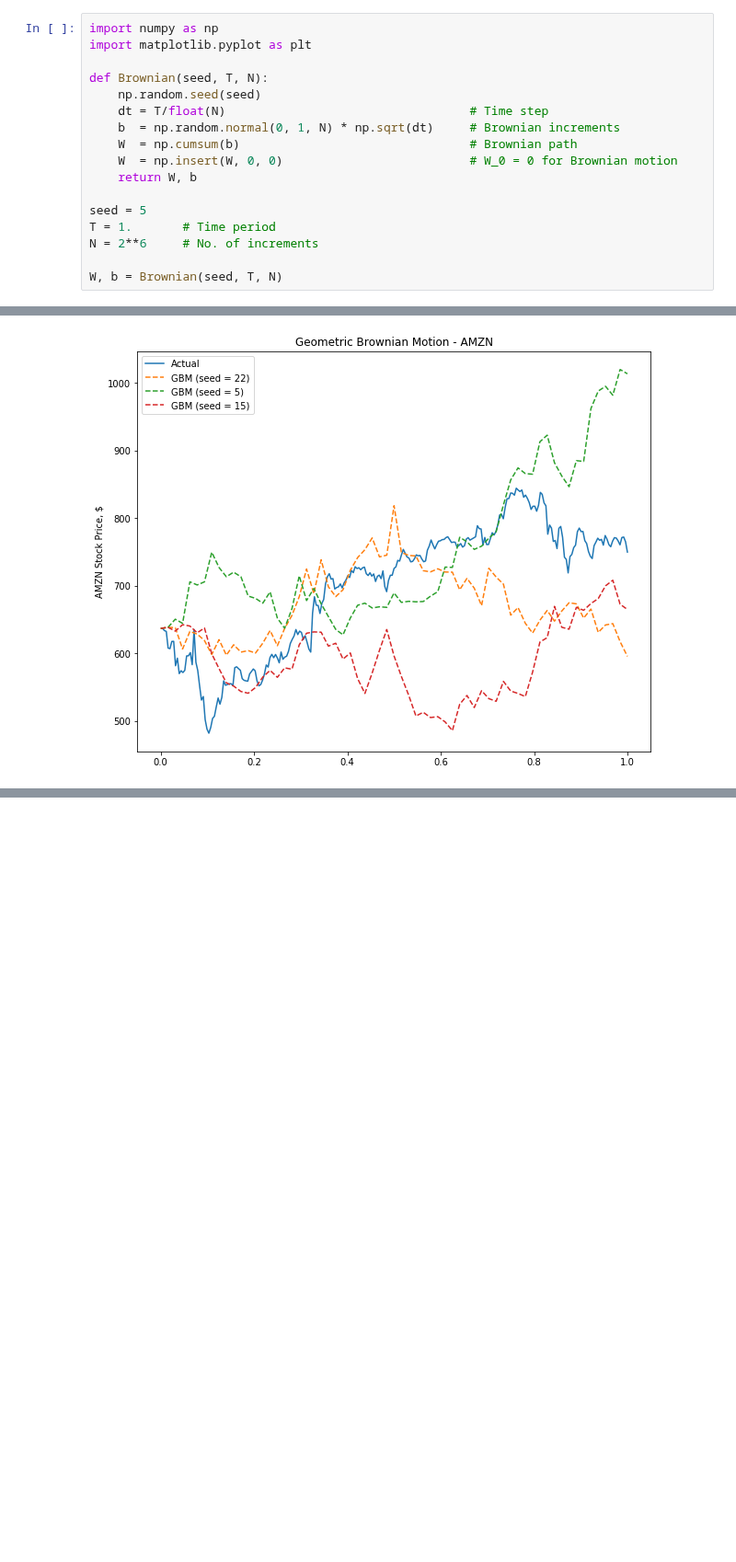
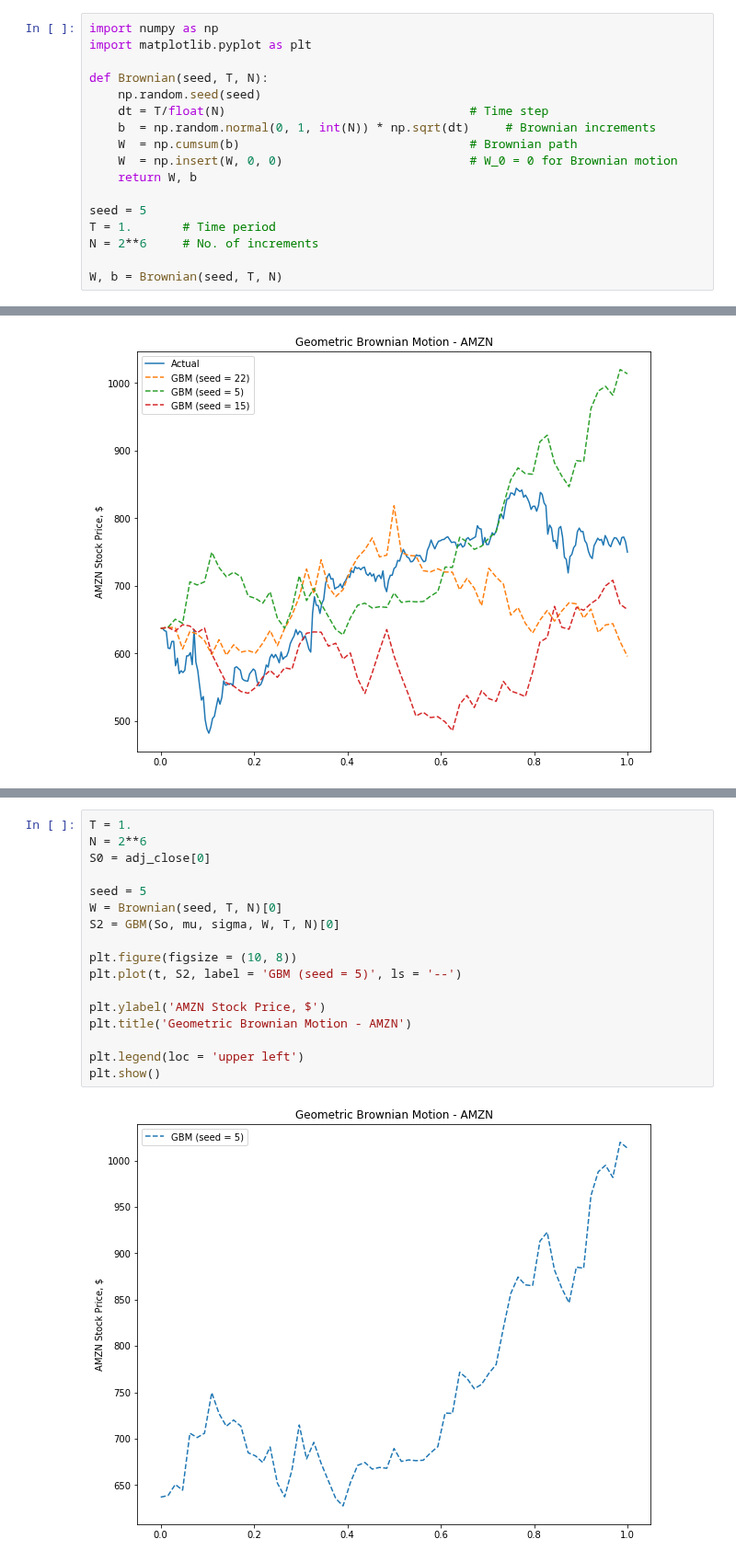
Before and after one commit to IvanHalim/computational-finance, a Jupyter notebook: 1. Brownian Motion/1. Stock Movement.ipynb, the cells around one changed output, grey strips where cells are left out. Shown at 92% size. Cells and saved outputs as stored; diff of their text form; blank space fills up the shorter version.

```diff
--- a/1. Brownian Motion/1. Stock Movement.ipynb
+++ b/1. Brownian Motion/1. Stock Movement.ipynb
@@ -57,7 +57,7 @@ import matplotlib.pyplot as plt
 def Brownian(seed, T, N):
     np.random.seed(seed)
     dt = T/float(N)                                  # Time step
-    b  = np.random.normal(0, 1, N) * np.sqrt(dt)     # Brownian increments
+    b  = np.random.normal(0, 1, int(N)) * np.sqrt(dt)     # Brownian increments
     W  = np.cumsum(b)                                # Brownian path
     W  = np.insert(W, 0, 0)                          # W_0 = 0 for Brownian motion
     return W, b
@@ -327,0 +332,19 @@ We can see from the plot that depending on our random numbers generated, the pat
+# %%
+T = 1.
+N = 2**6
+S0 = adj_close[0]
+
+seed = 5
+W = Brownian(seed, T, N)[0]
+S2 = GBM(So, mu, sigma, W, T, N)[0]
+
+plt.figure(figsize = (10, 8))
+plt.plot(t, S2, label = 'GBM (seed = 5)', ls = '--')
+
+plt.ylabel('AMZN Stock Price, $')
+plt.title('Geometric Brownian Motion - AMZN')
+
+plt.legend(loc = 'upper left')
+plt.show()
+# %% [output]
+[figure, added]
```
Also changed, not shown: parts of 4 cells of this notebook.
